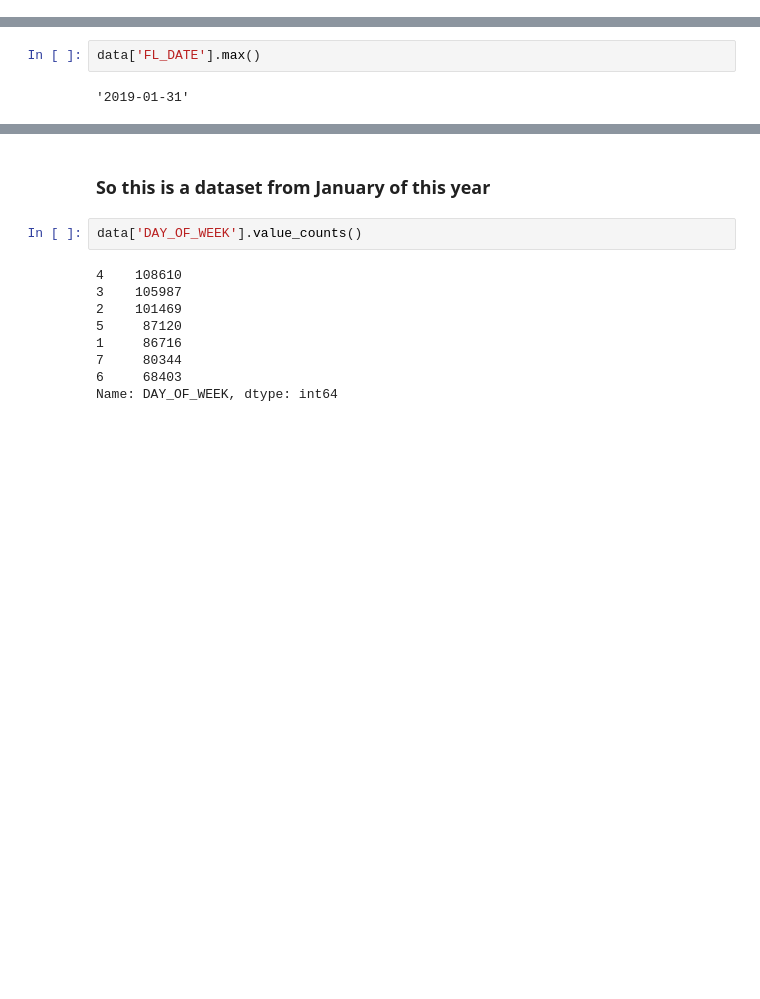
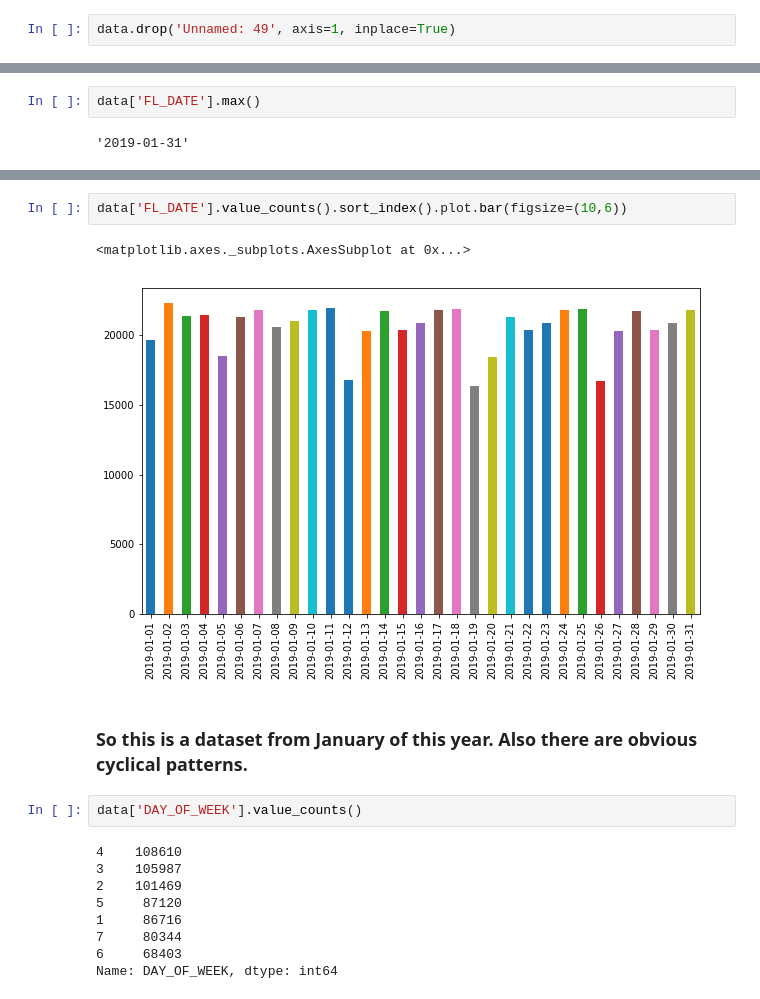
Before and after one commit to mattkeeran/GTRI_ICL_Datasets, a Jupyter notebook: GTRI Airline Arrivals.ipynb, the cells around one changed output, grey strips where cells are left out. Cells and saved outputs as stored; diff of their text form; blank space fills up the shorter version.

```diff
--- a/GTRI Airline Arrivals.ipynb
+++ b/GTRI Airline Arrivals.ipynb
@@ -50,3 +52,5 @@ len(data['CANCELLATION_CODE'])
+# %%
+data.drop('Unnamed: 49', axis=1, inplace=True)
 # %%
 schema = pd.read_csv('Airline_On_Time_Performance/Airline_On_Time_Performance_ReadMe.csv')
 schema.head()
@@ -131,5 +204,10 @@ data['FL_DATE'].max()
+# %%
+data['FL_DATE'].value_counts().sort_index().plot.bar(figsize=(10,6))
+# %% [output]
+<matplotlib.axes._subplots.AxesSubplot at 0x...>
+[figure, added]
 # %% [markdown]
-### So this is a dataset from January of this year
+### So this is a dataset from January of this year. Also there are obvious cyclical patterns.
 # %%
 data['DAY_OF_WEEK'].value_counts()
 # %% [output]
```
Also changed, not shown: parts of 50 cells of this notebook, 1 other file.
